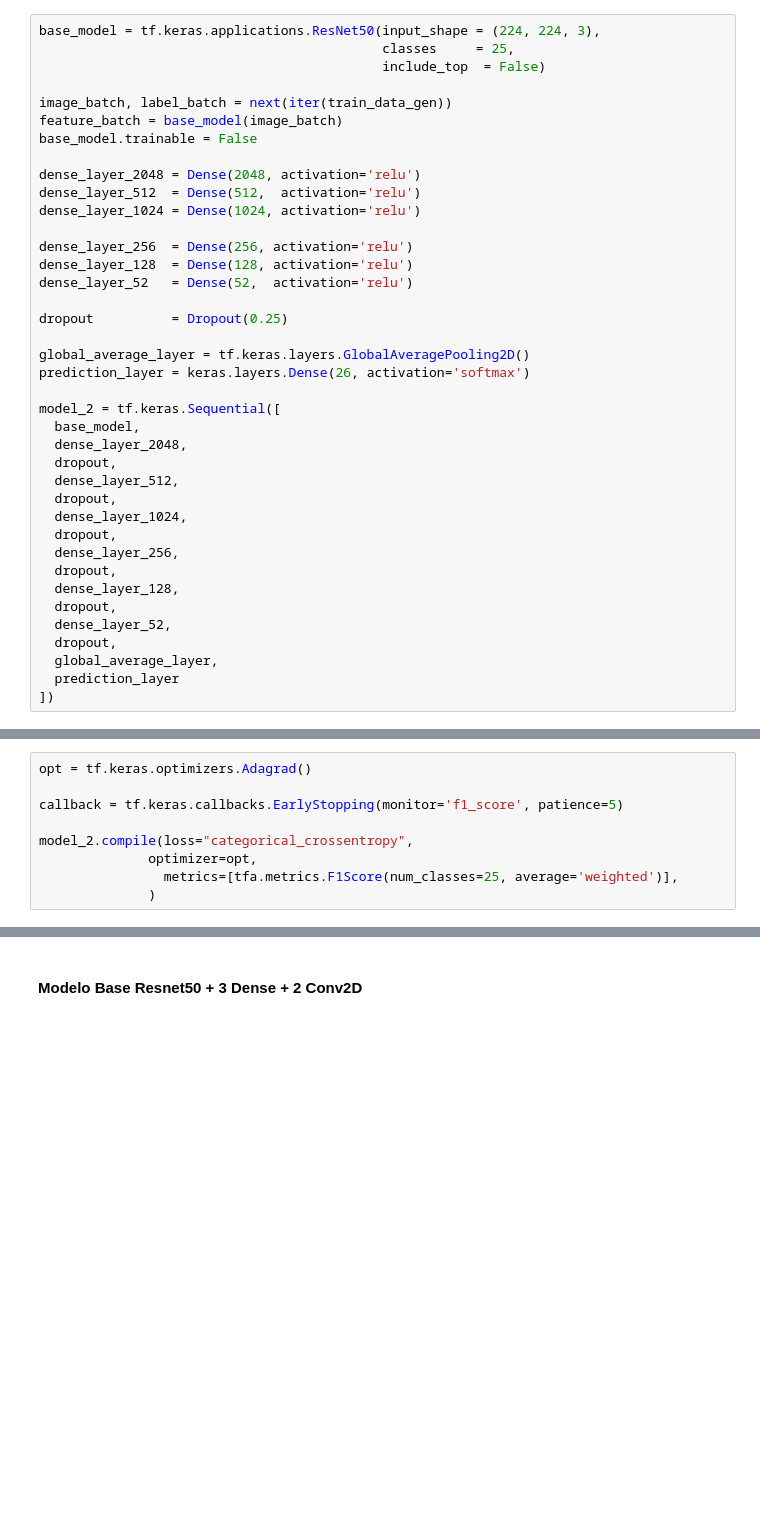
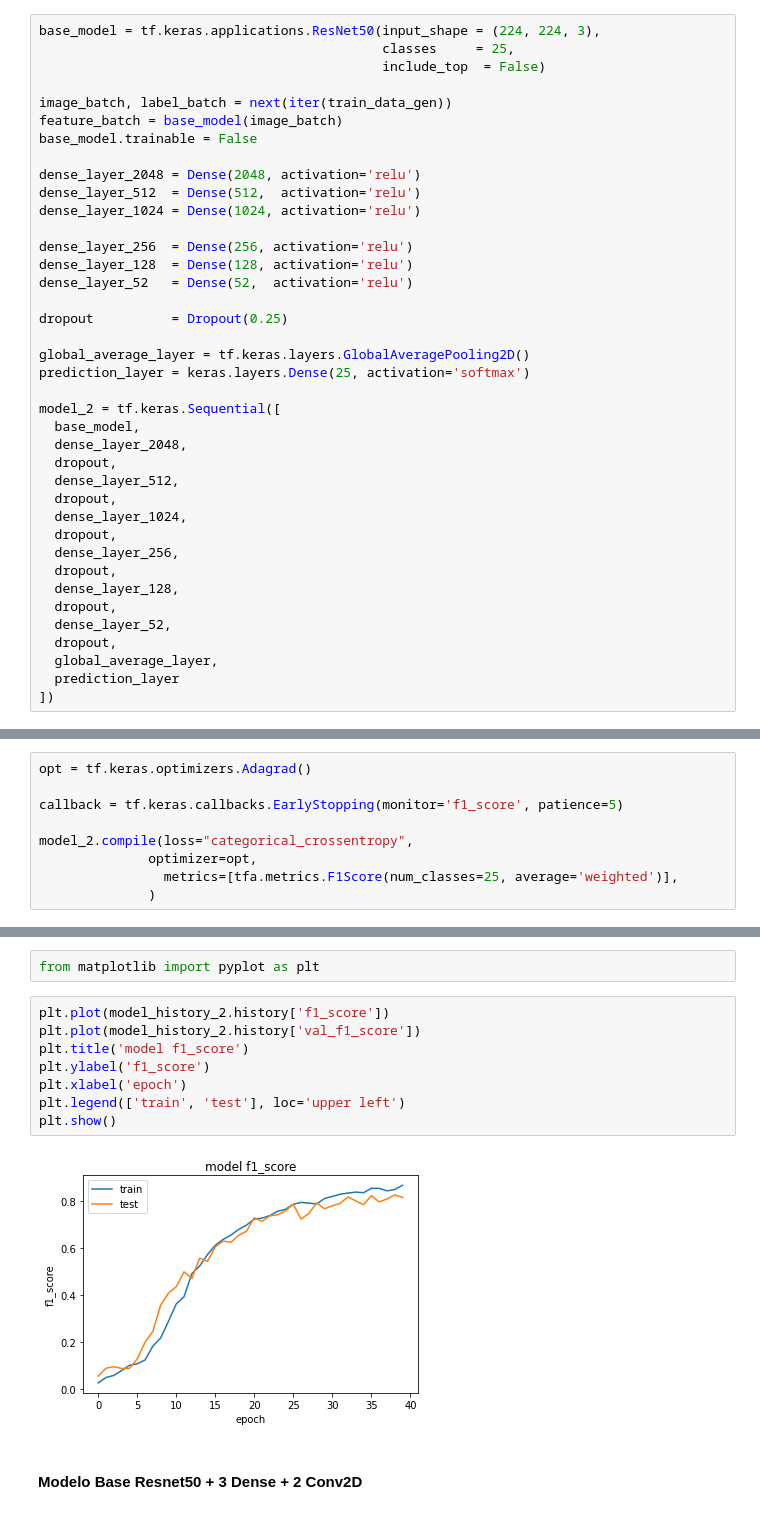
Before and after one commit to lucabem/CompeticionMineria, a Jupyter notebook: Presentacion_modelos.ipynb, the cells around one changed output, grey strips where cells are left out. Cells and saved outputs as stored; diff of their text form; blank space fills up the shorter version.

```diff
--- a/Presentacion_modelos.ipynb
+++ b/Presentacion_modelos.ipynb
@@ -356,7 +357,7 @@ dense_layer_52   = Dense(52,  activation='relu')
 dropout          = Dropout(0.25)
 
 global_average_layer = tf.keras.layers.GlobalAveragePooling2D()
-prediction_layer = keras.layers.Dense(26, activation='softmax')
+prediction_layer = keras.layers.Dense(25, activation='softmax')
 
 model_2 = tf.keras.Sequential([
   base_model,
@@ -395,3 +419,15 @@ model_history_2 = model_2.fit(
+# %%
+from matplotlib import pyplot as plt
+# %%
+plt.plot(model_history_2.history['f1_score'])
+plt.plot(model_history_2.history['val_f1_score'])
+plt.title('model f1_score')
+plt.ylabel('f1_score')
+plt.xlabel('epoch')
+plt.legend(['train', 'test'], loc='upper left')
+plt.show()
+# %% [output]
+[figure, added]
 # %% [markdown]
 #### Modelo Base Resnet50 + 3 Dense + 2 Conv2D
 # %% [markdown]
```
Also changed, not shown: parts of 6 cells of this notebook.
